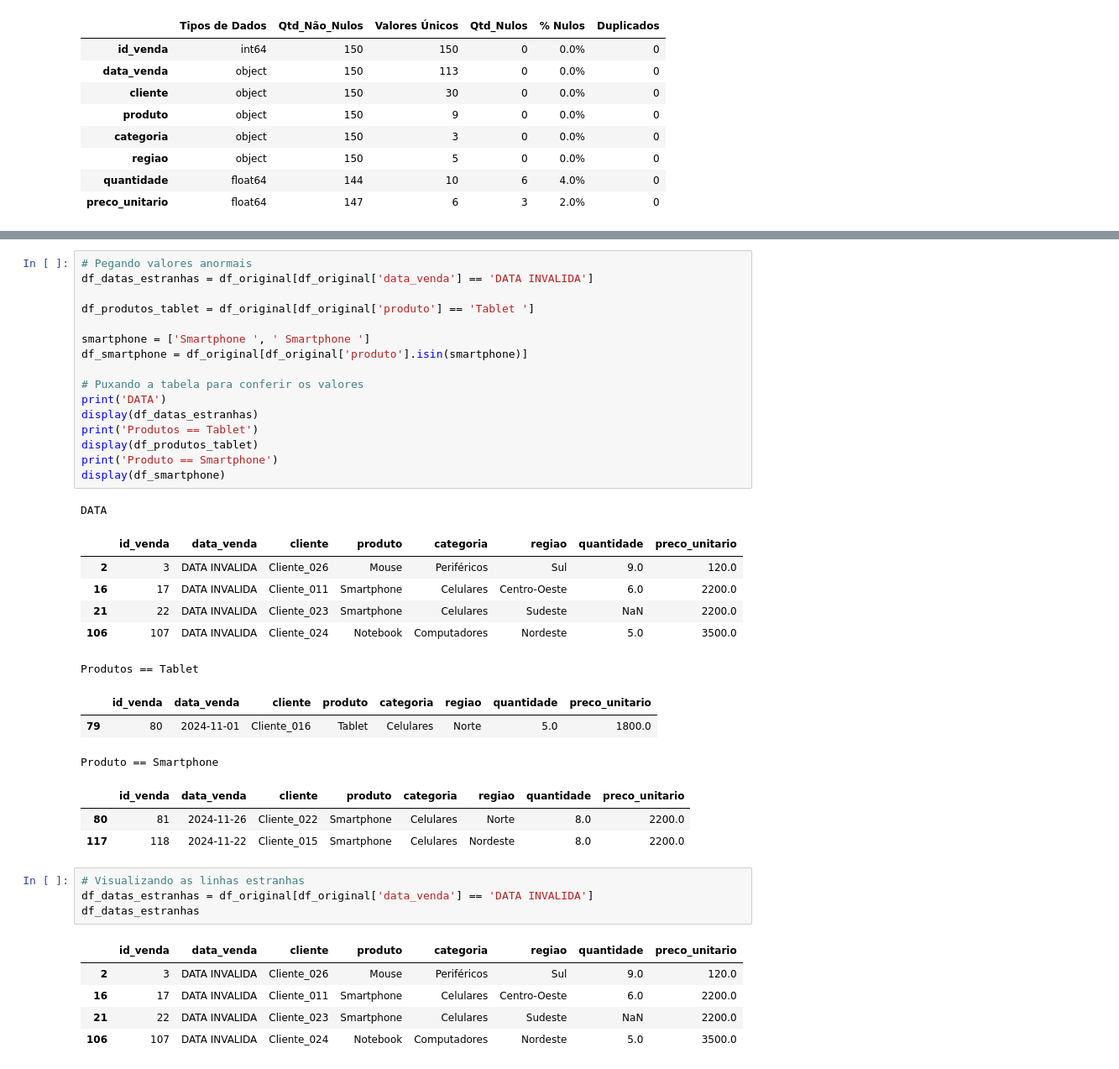
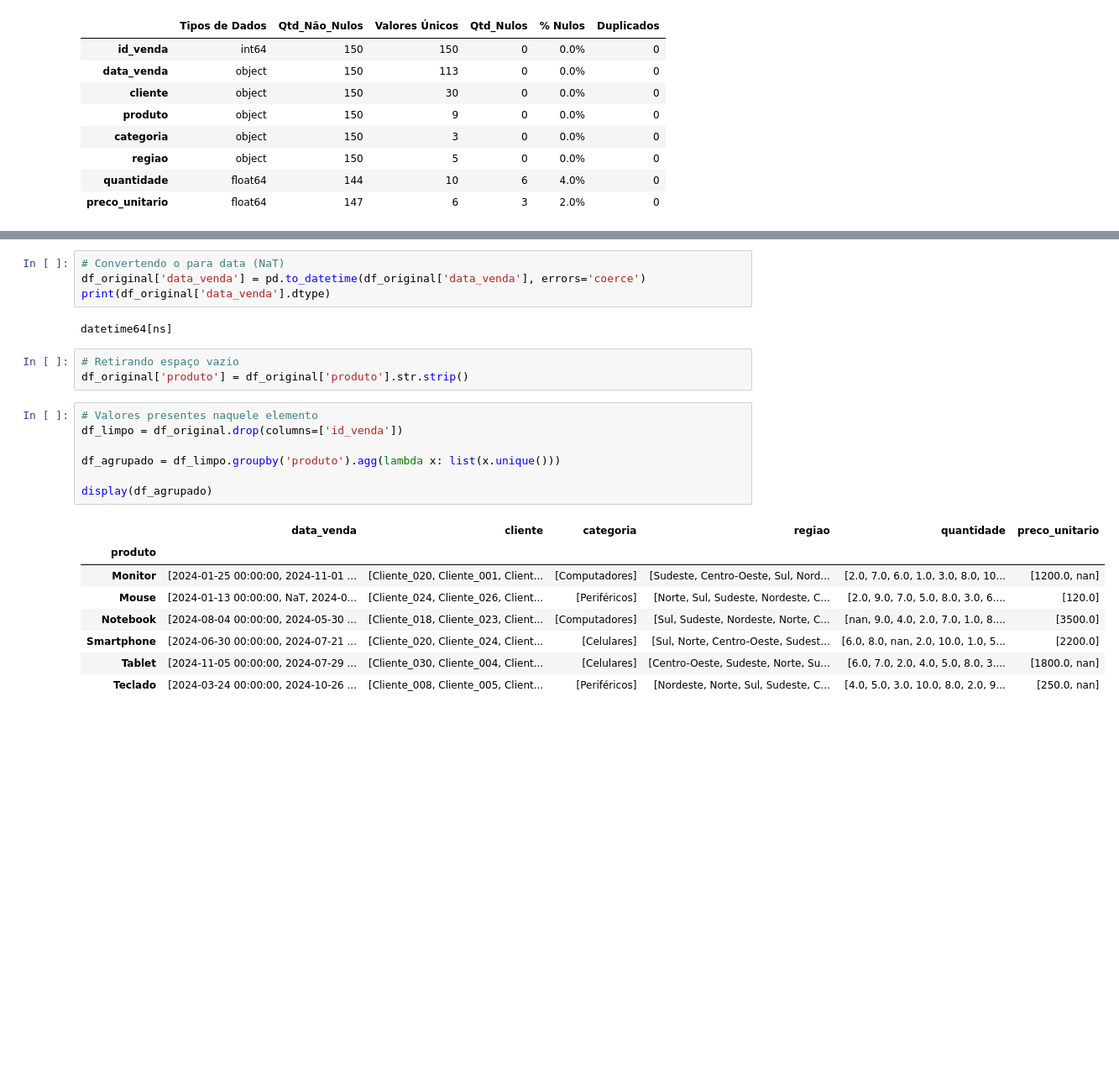
Before and after one commit to programagiovanni-code/dataview_projeto_sctec, a Jupyter notebook: notebooks/explorar_dados.ipynb, the cells around one changed output, grey strips where cells are left out. Shown at 84% size. Cells and saved outputs as stored; diff of their text form; blank space fills up the shorter version.

```diff
--- a/notebooks/explorar_dados.ipynb
+++ b/notebooks/explorar_dados.ipynb
@@ -63,43 +81,28 @@ funcoes.contagem_valores(df_original)
 [ PRECO_UNITARIO ]
 '3500.0' (6 letras): 27  |  '2200.0' (6 letras): 27  |  '1800.0' (6 letras): 25
 '120.0' (5 letras): 24  |  '1200.0' (6 letras): 23  |  '250.0' (5 letras): 21
-# %%
-# Pegando valores anormais
-df_datas_estranhas = df_original[df_original['data_venda'] == 'DATA INVALIDA']
-
-df_produtos_tablet = df_original[df_original['produto'] == 'Tablet ']
-
-smartphone = ['Smartphone ', ' Smartphone ']
-df_smartphone = df_original[df_original['produto'].isin(smartphone)]
-
-# Puxando a tabela para conferir os valores
-print('DATA')
-display(df_datas_estranhas)
-print('Produtos == Tablet')
-display(df_produtos_tablet)
-print('Produto == Smartphone')
-display(df_smartphone)
-# %% [output]
-DATA
-|  | id_venda | data_venda | cliente | produto | categoria | regiao | quantidade | preco_unitario |
-| 2 | 3 | DATA INVALIDA | Cliente_026 | Mouse | Periféricos | Sul | 9.0 | 120.0 |
-| 16 | 17 | DATA INVALIDA | Cliente_011 | Smartphone | Celulares | Centro-Oeste | 6.0 | 2200.0 |
-| 21 | 22 | DATA INVALIDA | Cliente_023 | Smartphone | Celulares | Sudeste | NaN | 2200.0 |
-| 106 | 107 | DATA INVALIDA | Cliente_024 | Notebook | Computadores | Nordeste | 5.0 | 3500.0 |
-Produtos == Tablet
-|  | id_venda | data_venda | cliente | produto | categoria | regiao | quantidade | preco_unitario |
-| 79 | 80 | 2024-11-01 | Cliente_016 | Tablet | Celulares | Norte | 5.0 | 1800.0 |
-Produto == Smartphone
-|  | id_venda | data_venda | cliente | produto | categoria | regiao | quantidade | preco_unitario |
-| 80 | 81 | 2024-11-26 | Cliente_022 | Smartphone | Celulares | Norte | 8.0 | 2200.0 |
-| 117 | 118 | 2024-11-22 | Cliente_015 | Smartphone | Celulares | Nordeste | 8.0 | 2200.0 |
-# %%
-# Visualizando as linhas estranhas
-df_datas_estranhas = df_original[df_original['data_venda'] == 'DATA INVALIDA']
-df_datas_estranhas
-# %% [output]
-|  | id_venda | data_venda | cliente | produto | categoria | regiao | quantidade | preco_unitario |
-| 2 | 3 | DATA INVALIDA | Cliente_026 | Mouse | Periféricos | Sul | 9.0 | 120.0 |
-| 16 | 17 | DATA INVALIDA | Cliente_011 | Smartphone | Celulares | Centro-Oeste | 6.0 | 2200.0 |
-| 21 | 22 | DATA INVALIDA | Cliente_023 | Smartphone | Celulares | Sudeste | NaN | 2200.0 |
-| 106 | 107 | DATA INVALIDA | Cliente_024 | Notebook | Computadores | Nordeste | 5.0 | 3500.0 |
+# %%
+# Convertendo o para data (NaT)
+df_original['data_venda'] = pd.to_datetime(df_original['data_venda'], errors='coerce')
+print(df_original['data_venda'].dtype)
+# %% [output]
+datetime64[ns]
+# %%
+# Retirando espaço vazio
+df_original['produto'] = df_original['produto'].str.strip()
+# %%
+# Valores presentes naquele elemento
+df_limpo = df_original.drop(columns=['id_venda'])
+
+df_agrupado = df_limpo.groupby('produto').agg(lambda x: list(x.unique()))
+
+display(df_agrupado)
+# %% [output]
+|  | data_venda | cliente | categoria | regiao | quantidade | preco_unitario |
+| produto |  |  |  |  |  |  |
+| Monitor | [2024-01-25 00:00:00, 2024-11-01 ... | [Cliente_020, Cliente_001, Client... | [Computadores] | [Sudeste, Centro-Oeste, Sul, Nord... | [2.0, 7.0, 6.0, 1.0, 3.0, 8.0, 10... | [1200.0, nan] |
+| Mouse | [2024-01-13 00:00:00, NaT, 2024-0... | [Cliente_024, Cliente_026, Client... | [Periféricos] | [Norte, Sul, Sudeste, Nordeste, C... | [2.0, 9.0, 7.0, 5.0, 8.0, 3.0, 6.... | [120.0] |
+| Notebook | [2024-08-04 00:00:00, 2024-05-30 ... | [Cliente_018, Cliente_023, Client... | [Computadores] | [Sul, Sudeste, Nordeste, Norte, C... | [nan, 9.0, 4.0, 2.0, 7.0, 1.0, 8.... | [3500.0] |
+| Smartphone | [2024-06-30 00:00:00, 2024-07-21 ... | [Cliente_020, Cliente_024, Client... | [Celulares] | [Sul, Norte, Centro-Oeste, Sudest... | [6.0, 8.0, nan, 2.0, 10.0, 1.0, 5... | [2200.0] |
+| Tablet | [2024-11-05 00:00:00, 2024-07-29 ... | [Cliente_030, Cliente_004, Client... | [Celulares] | [Centro-Oeste, Sudeste, Norte, Su... | [6.0, 7.0, 2.0, 4.0, 5.0, 8.0, 3.... | [1800.0, nan] |
+| Teclado | [2024-03-24 00:00:00, 2024-10-26 ... | [Cliente_008, Cliente_005, Client... | [Periféricos] | [Nordeste, Norte, Sul, Sudeste, C... | [4.0, 5.0, 3.0, 10.0, 8.0, 2.0, 9... | [250.0, nan] |
```
Also changed, not shown: parts of 5 cells of this notebook, 1 other file.
